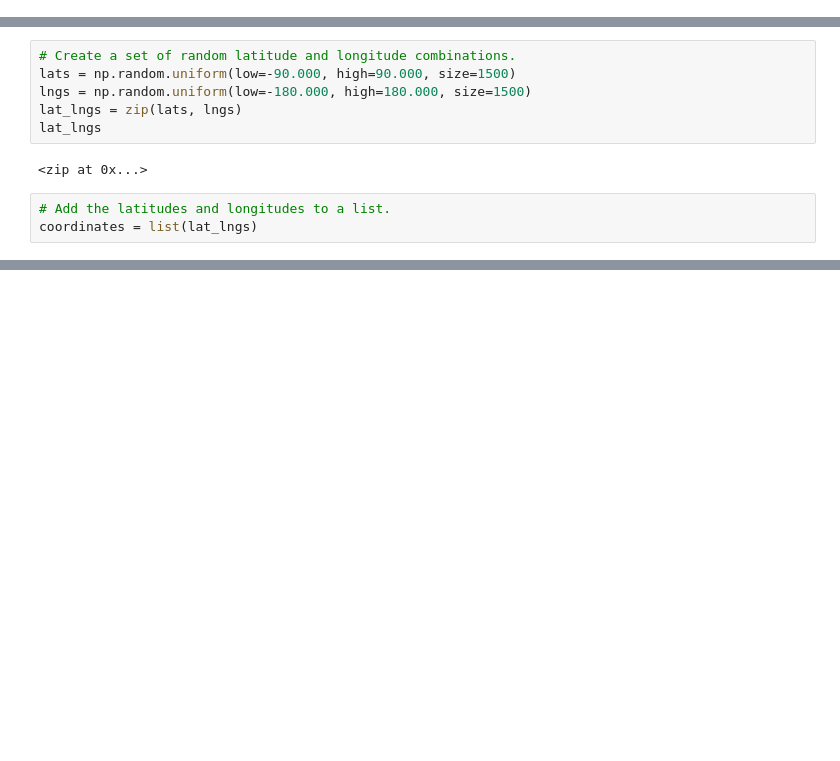
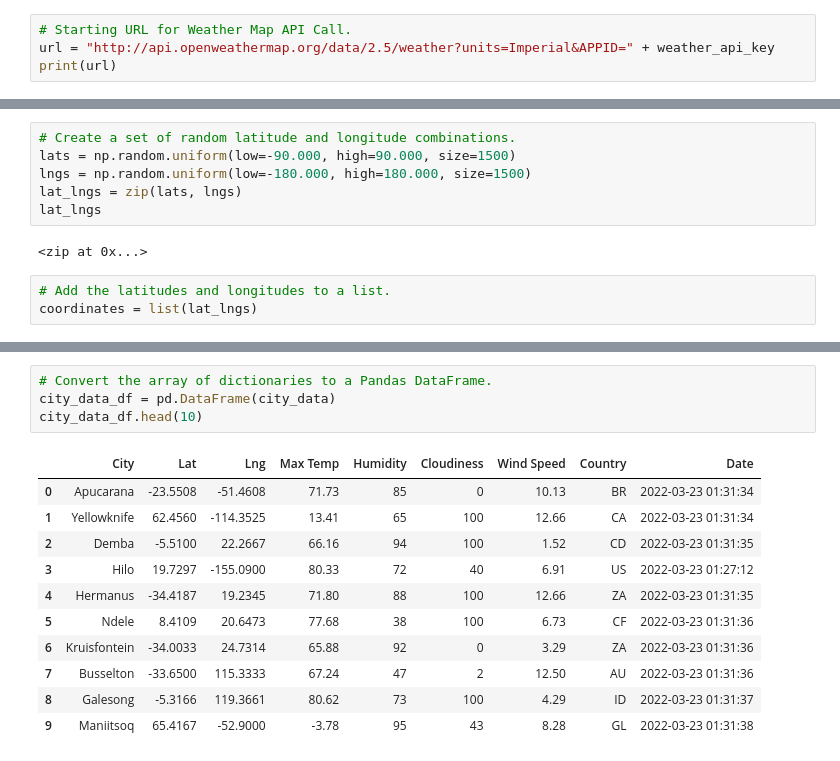
Before and after one commit to katelynunderbrink/World_Weather_Analysis, a Jupyter notebook: WeatherPy.ipynb, the cells around one changed output, grey strips where cells are left out. Cells and saved outputs as stored; diff of their text form; blank space fills up the shorter version.

Commit message:
uploading WeatherPy and modifying gitignore

```diff
--- a/WeatherPy.ipynb
+++ b/WeatherPy.ipynb
@@ -6,0 +16,4 @@ from citipy import citipy
+# %%
+# Starting URL for Weather Map API Call.
+url = "http://api.openweathermap.org/data/2.5/weather?units=Imperial&APPID=" + weather_api_key
+print(url)
@@ -31,0 +128,16 @@ len(cities)
+# %%
+# Convert the array of dictionaries to a Pandas DataFrame.
+city_data_df = pd.DataFrame(city_data)
+city_data_df.head(10)
+# %% [output]
+|  | City | Lat | Lng | Max Temp | Humidity | Cloudiness | Wind Speed | Country | Date |
+| 0 | Apucarana | -23.5508 | -51.4608 | 71.73 | 85 | 0 | 10.13 | BR | 2022-03-23 01:31:34 |
+| 1 | Yellowknife | 62.4560 | -114.3525 | 13.41 | 65 | 100 | 12.66 | CA | 2022-03-23 01:31:34 |
+| 2 | Demba | -5.5100 | 22.2667 | 66.16 | 94 | 100 | 1.52 | CD | 2022-03-23 01:31:35 |
+| 3 | Hilo | 19.7297 | -155.0900 | 80.33 | 72 | 40 | 6.91 | US | 2022-03-23 01:27:12 |
+| 4 | Hermanus | -34.4187 | 19.2345 | 71.80 | 88 | 100 | 12.66 | ZA | 2022-03-23 01:31:35 |
+| 5 | Ndele | 8.4109 | 20.6473 | 77.68 | 38 | 100 | 6.73 | CF | 2022-03-23 01:31:36 |
+| 6 | Kruisfontein | -34.0033 | 24.7314 | 65.88 | 92 | 0 | 3.29 | ZA | 2022-03-23 01:31:36 |
+| 7 | Busselton | -33.6500 | 115.3333 | 67.24 | 47 | 2 | 12.50 | AU | 2022-03-23 01:31:36 |
+| 8 | Galesong | -5.3166 | 119.3661 | 80.62 | 73 | 100 | 4.29 | ID | 2022-03-23 01:31:37 |
+| 9 | Maniitsoq | 65.4167 | -52.9000 | -3.78 | 95 | 43 | 8.28 | GL | 2022-03-23 01:31:38 |
```
Also changed, not shown: parts of 6 cells of this notebook, 3 other files.
